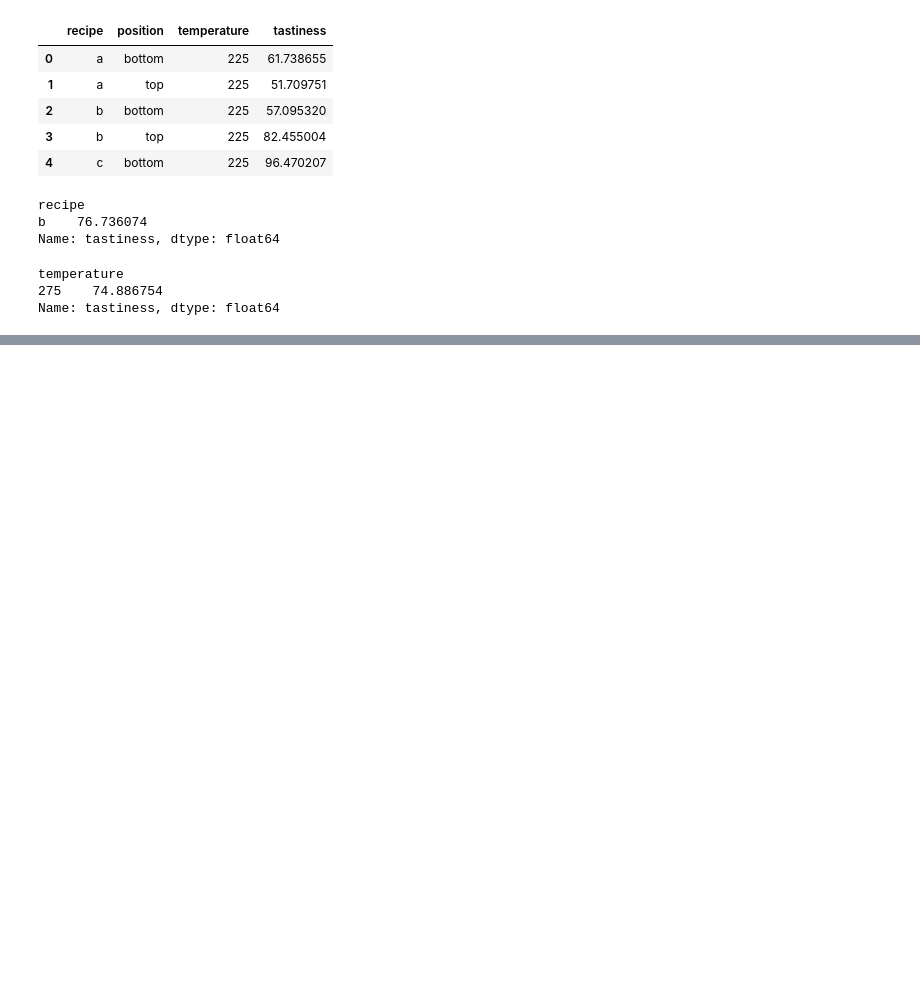
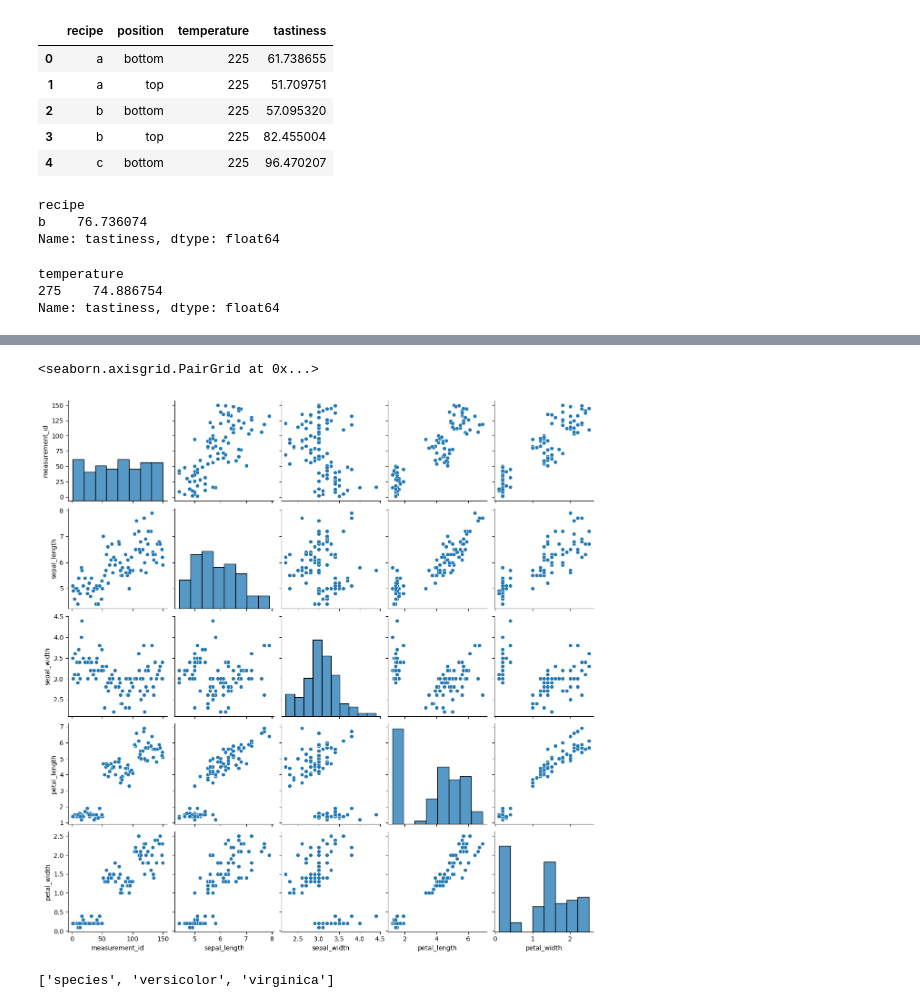
Before and after one commit to MigashaneVictoire/classification-exercises, a Jupyter notebook: classification_exercises.ipynb, the cells around one changed output, grey strips where cells are left out. Cells and saved outputs as stored; diff of their text form; code cells hidden in the pictures; blank space fills up the shorter version.

```diff
--- a/classification_exercises.ipynb
+++ b/classification_exercises.ipynb
@@ -1360,0 +1564,5 @@ for i in train_col[2:]:
+# %%
+sns.pairplot(train[numeric_col])
+# %% [output]
+<seaborn.axisgrid.PairGrid at 0x...>
+[figure, added]
@@ -1360,0 +1571,4 @@ for i in train_col[2:]:
+# %%
+categorical_col
+# %% [output]
+['species', 'versicolor', 'virginica']
```
Also changed, not shown: parts of 154 cells of this notebook.
